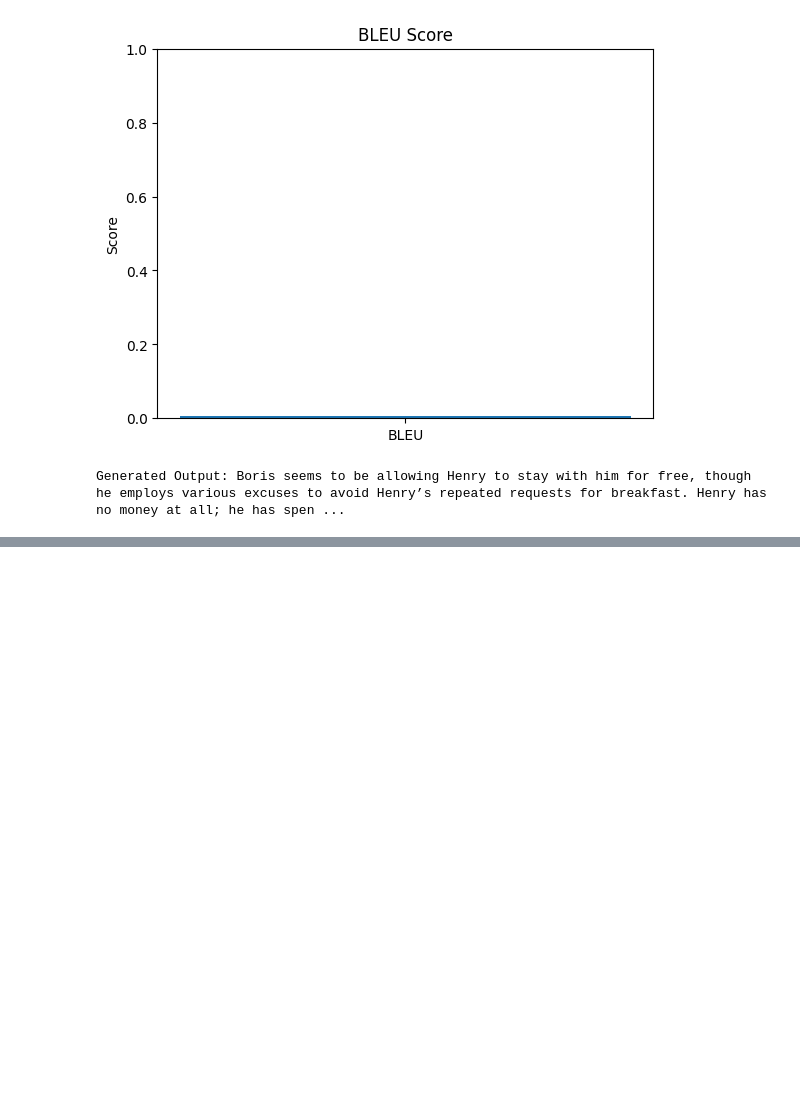
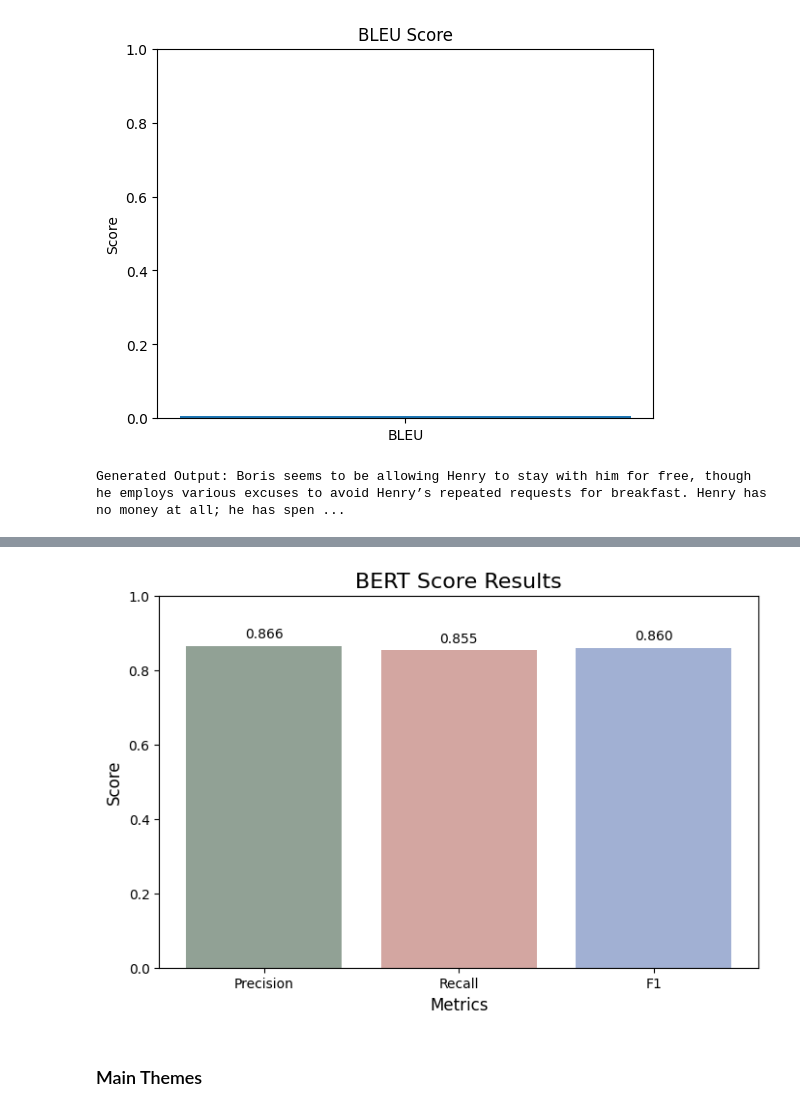
Before and after one commit to valentinvale/WhatDidTheAuthorTryToSay--LinguisticsProject, a Jupyter notebook: TextAnalysis.ipynb, the cells around one changed output, grey strips where cells are left out. Saved outputs shown, nothing was run; the diff lists cells and outputs as text; code cells hidden in the pictures; blank space fills up the shorter version.

```diff
--- a/TextAnalysis.ipynb
+++ b/TextAnalysis.ipynb
@@ -616,0 +644,16 @@ Generated Output: Boris seems to be allowing Henry to stay with him for free, th
+# %%
+from datasets import load_dataset
+
+dataset = load_dataset('csv', data_files={"train": 'fine_tuning_data.csv'})
+
+split = dataset['train'].train_test_split(test_size=0.1)
+train_dataset = split['train']
+test_dataset = split['test']
+
+split = train_dataset.train_test_split(test_size=0.1)
+train_dataset = split['train']
+val_dataset = split['test']
+
+print(f"Train size: {len(train_dataset)}")
+print(f"Validation size: {len(val_dataset)}")
+print(f"Test size: {len(test_dataset)}")
@@ -616,0 +703,8 @@ Generated Output: Boris seems to be allowing Henry to stay with him for free, th
+# %%
+from bert_score import score
+
+P, R, F1 = score(predicted_analysis, actual_analysis, lang='en', verbose=True)
+
+print("BERT Score Precision:", P.mean())
+print("BERT Score Recall:", R.mean())
+print("BERT Score F1:", F1.mean())
@@ -616,0 +721,24 @@ Generated Output: Boris seems to be allowing Henry to stay with him for free, th
+# %%
+import matplotlib.pyplot as plt
+from bert_score import score
+
+precision_mean = P.mean()
+recall_mean = R.mean()
+f1_mean = F1.mean()
+
+labels = ["Precision", "Recall", "F1"]
+values = [0.8655, 0.8548, 0.8601]
+
+plt.figure(figsize=(8, 5))
+plt.bar(labels, values, color=["#91A195", "#D3A6A1", "#A1B0D3"])
+plt.ylim(0, 1)
+plt.title("BERT Score Results", fontsize=16)
+plt.ylabel("Score", fontsize=12)
+plt.xlabel("Metrics", fontsize=12)
+for i, v in enumerate(values):
+    plt.text(i, v + 0.02, f"{v:.3f}", ha="center", fontsize=10)
+plt.show()
+# %% [output]
+[figure, added]
+# %% [markdown]
+### Main Themes
```
Also changed, not shown: parts of 28 cells of this notebook, 5 other files.
